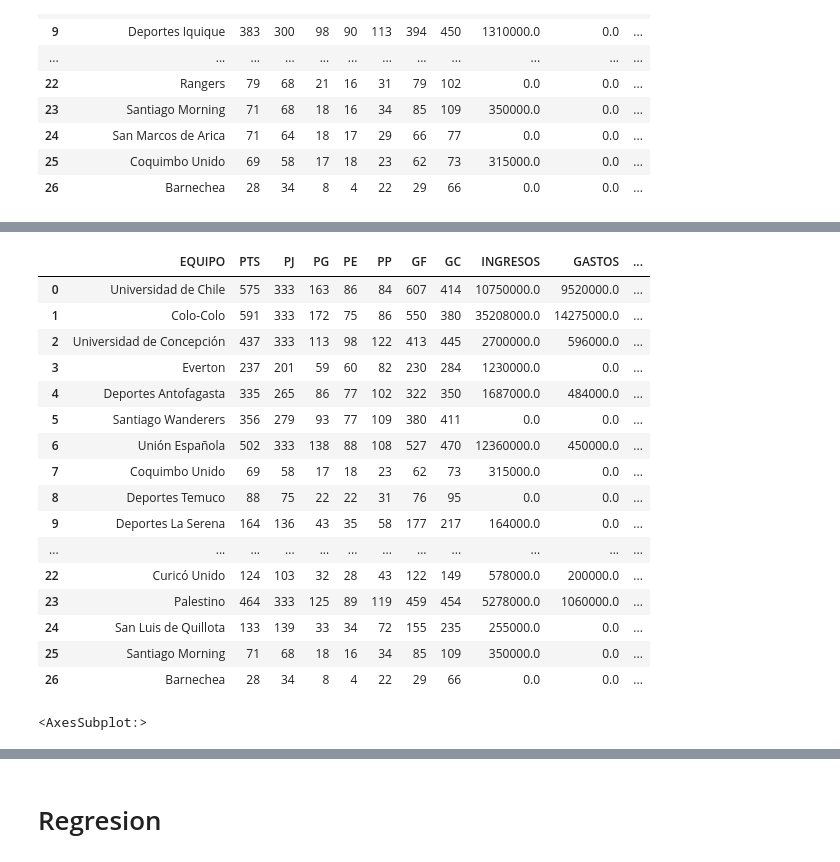
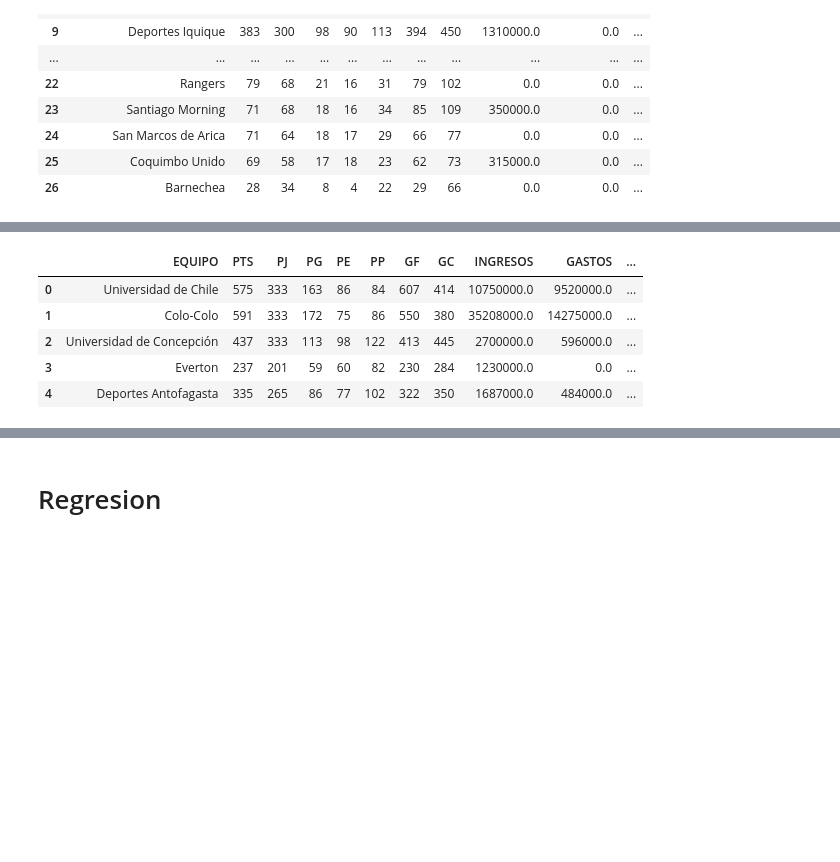
Before and after one commit to fmeza7/Proyecto_Cs_Datos_Grupo_1, a Jupyter notebook: Proyecto.ipynb, the cells around one changed output, grey strips where cells are left out. Cells and saved outputs as stored; diff of their text form; code cells hidden in the pictures; blank space fills up the shorter version.

```diff
--- a/Proyecto.ipynb
+++ b/Proyecto.ipynb
@@ -717,27 +709,19 @@ gpd_equipos.head()
 # %%
-gpd_equipos = gpd_equipos.loc[:,['EQUIPO','PTS','PJ','PG','PE','PP','GF','GC','INGRESOS','GASTOS','BALANCE TOTAL','ESTADIO','CAPACIDAD','CIUDAD','REGION','geometry']]
-gpd_equipos
+gpd_equipos = gpd_equipos.loc[:,['EQUIPO','PTS','PJ','PG','PE','PP','GF','GC','INGRESOS','GASTOS','BALANCE TOTAL','ESTADIO','CAPACIDAD','CIUDAD','REGION','geometry','latitud','longitud']]
+
+gpd_equipos['CAPACIDAD'] = gpd_equipos['CAPACIDAD'].astype(str)
+rem=[]
+for i in gpd_equipos['CAPACIDAD']:
+    if len(i) == 6:
+        i = i[0:2]+i[3:]
+    rem.append(int(i))
+gpd_equipos['CAPACIDAD']=rem
+
+gpd_equipos.head()
 # %% [output]
 |  | EQUIPO | PTS | PJ | PG | PE | PP | GF | GC | INGRESOS | GASTOS | ... |
 | 0 | Universidad de Chile | 575 | 333 | 163 | 86 | 84 | 607 | 414 | 10750000.0 | 9520000.0 | ... |
 | 1 | Colo-Colo | 591 | 333 | 172 | 75 | 86 | 550 | 380 | 35208000.0 | 14275000.0 | ... |
 | 2 | Universidad de Concepción | 437 | 333 | 113 | 98 | 122 | 413 | 445 | 2700000.0 | 596000.0 | ... |
 | 3 | Everton | 237 | 201 | 59 | 60 | 82 | 230 | 284 | 1230000.0 | 0.0 | ... |
 | 4 | Deportes Antofagasta | 335 | 265 | 86 | 77 | 102 | 322 | 350 | 1687000.0 | 484000.0 | ... |
-| 5 | Santiago Wanderers | 356 | 279 | 93 | 77 | 109 | 380 | 411 | 0.0 | 0.0 | ... |
-| 6 | Unión Española | 502 | 333 | 138 | 88 | 108 | 527 | 470 | 12360000.0 | 450000.0 | ... |
-| 7 | Coquimbo Unido | 69 | 58 | 17 | 18 | 23 | 62 | 73 | 315000.0 | 0.0 | ... |
-| 8 | Deportes Temuco | 88 | 75 | 22 | 22 | 31 | 76 | 95 | 0.0 | 0.0 | ... |
-| 9 | Deportes La Serena | 164 | 136 | 43 | 35 | 58 | 177 | 217 | 164000.0 | 0.0 | ... |
-| ... | ... | ... | ... | ... | ... | ... | ... | ... | ... | ... | ... |
-| 22 | Curicó Unido | 124 | 103 | 32 | 28 | 43 | 122 | 149 | 578000.0 | 200000.0 | ... |
-| 23 | Palestino | 464 | 333 | 125 | 89 | 119 | 459 | 454 | 5278000.0 | 1060000.0 | ... |
-| 24 | San Luis de Quillota | 133 | 139 | 33 | 34 | 72 | 155 | 235 | 255000.0 | 0.0 | ... |
-| 25 | Santiago Morning | 71 | 68 | 18 | 16 | 34 | 85 | 109 | 350000.0 | 0.0 | ... |
-| 26 | Barnechea | 28 | 34 | 8 | 4 | 22 | 29 | 66 | 0.0 | 0.0 | ... |
-# %%
-mapa = gpd.read_file('mpas/comunasChile.gpkg')
-ax = mapa.plot(figsize=(15, 15),cmap="viridis")
-gpd_equipos.plot(ax=ax)
-# %% [output]
-<AxesSubplot:>
```
Also changed, not shown: parts of 4 cells of this notebook.
